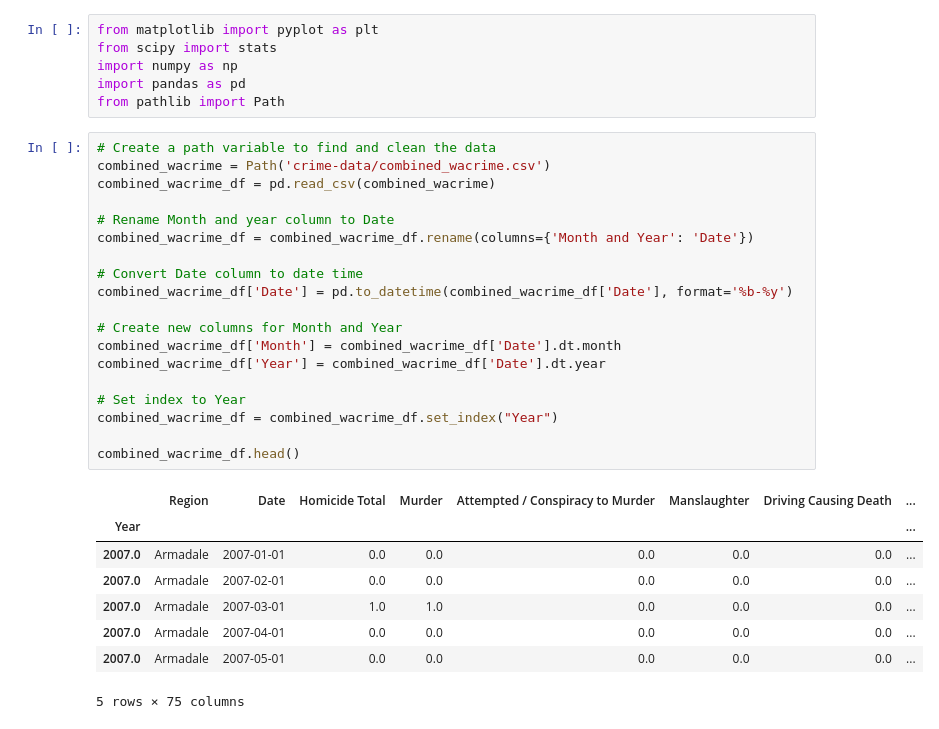
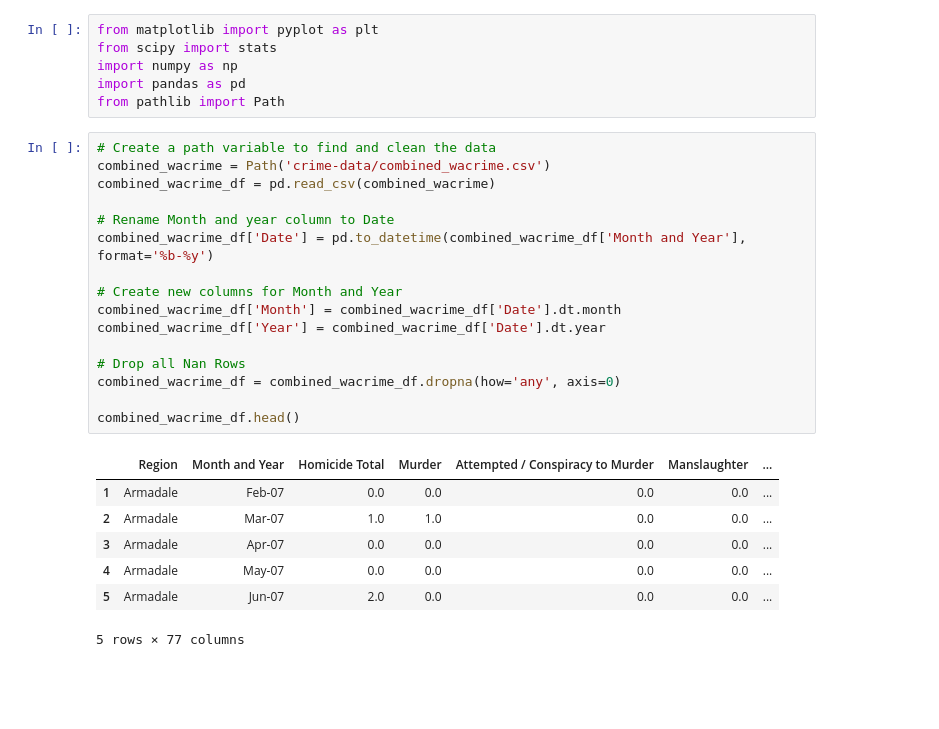
Before and after one commit to DrishP98/Project-1-, a Jupyter notebook: analysis-2.ipynb, the cells around one changed output. Saved outputs shown, nothing was run; the diff lists cells and outputs as text; blank space fills up the shorter version.

```diff
--- a/analysis-2.ipynb
+++ b/analysis-2.ipynb
@@ -7,30 +7,26 @@ from pathlib import Path
 # %%
 # Create a path variable to find and clean the data
 combined_wacrime = Path('crime-data/combined_wacrime.csv')
 combined_wacrime_df = pd.read_csv(combined_wacrime)
 
 # Rename Month and year column to Date
-combined_wacrime_df = combined_wacrime_df.rename(columns={'Month and Year': 'Date'})
-
-# Convert Date column to date time
-combined_wacrime_df['Date'] = pd.to_datetime(combined_wacrime_df['Date'], format='%b-%y')
+combined_wacrime_df['Date'] = pd.to_datetime(combined_wacrime_df['Month and Year'], format='%b-%y')
 
 # Create new columns for Month and Year
 combined_wacrime_df['Month'] = combined_wacrime_df['Date'].dt.month
 combined_wacrime_df['Year'] = combined_wacrime_df['Date'].dt.year
 
-# Set index to Year
-combined_wacrime_df = combined_wacrime_df.set_index("Year")
+# Drop all Nan Rows
+combined_wacrime_df = combined_wacrime_df.dropna(how='any', axis=0)
 
 combined_wacrime_df.head()
 # %% [output]
-|  | Region | Date | Homicide Total | Murder | Attempted / Conspiracy to Murder | Manslaughter | Driving Causing Death | ... |
-| Year |  |  |  |  |  |  |  | ... |
-| 2007.0 | Armadale | 2007-01-01 | 0.0 | 0.0 | 0.0 | 0.0 | 0.0 | ... |
-| 2007.0 | Armadale | 2007-02-01 | 0.0 | 0.0 | 0.0 | 0.0 | 0.0 | ... |
-| 2007.0 | Armadale | 2007-03-01 | 1.0 | 1.0 | 0.0 | 0.0 | 0.0 | ... |
-| 2007.0 | Armadale | 2007-04-01 | 0.0 | 0.0 | 0.0 | 0.0 | 0.0 | ... |
-| 2007.0 | Armadale | 2007-05-01 | 0.0 | 0.0 | 0.0 | 0.0 | 0.0 | ... |
+|  | Region | Month and Year | Homicide Total | Murder | Attempted / Conspiracy to Murder | Manslaughter | ... |
+| 1 | Armadale | Feb-07 | 0.0 | 0.0 | 0.0 | 0.0 | ... |
+| 2 | Armadale | Mar-07 | 1.0 | 1.0 | 0.0 | 0.0 | ... |
+| 3 | Armadale | Apr-07 | 0.0 | 0.0 | 0.0 | 0.0 | ... |
+| 4 | Armadale | May-07 | 0.0 | 0.0 | 0.0 | 0.0 | ... |
+| 5 | Armadale | Jun-07 | 2.0 | 0.0 | 0.0 | 0.0 | ... |
-5 rows × 75 columns
+5 rows × 77 columns
 # %%
 # Reduce columns (take out all total columns)
```
Also changed, not shown: parts of 9 cells of this notebook.
